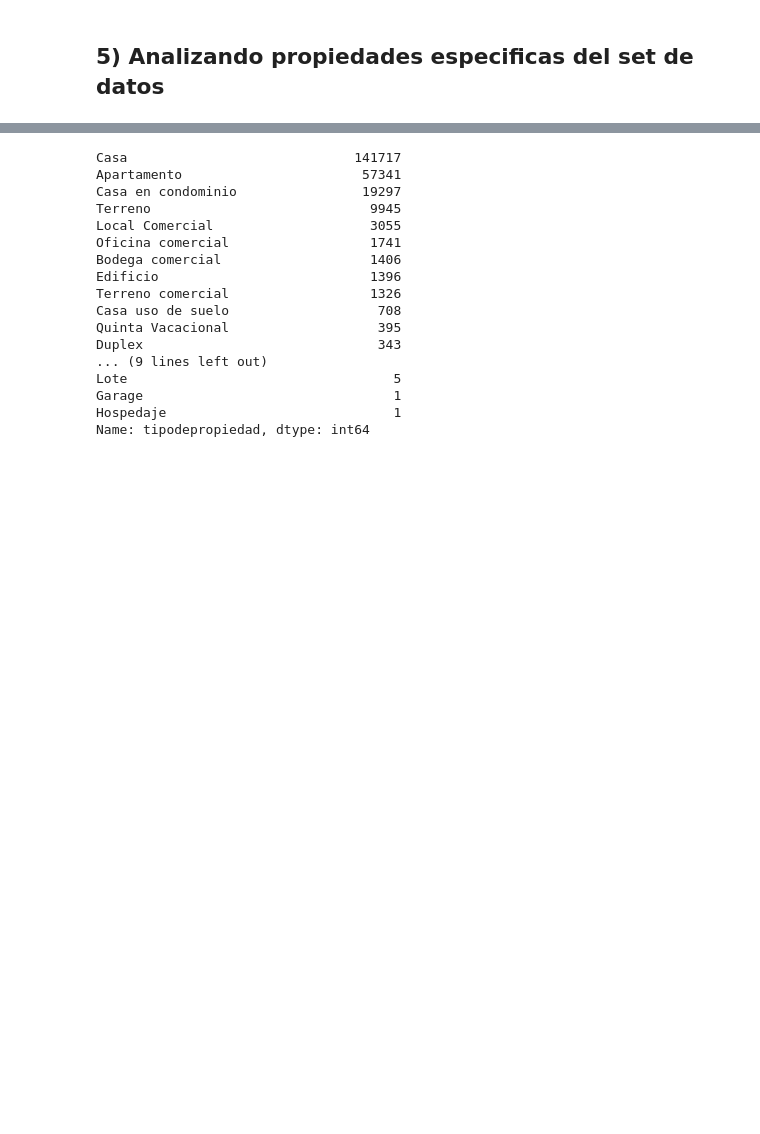
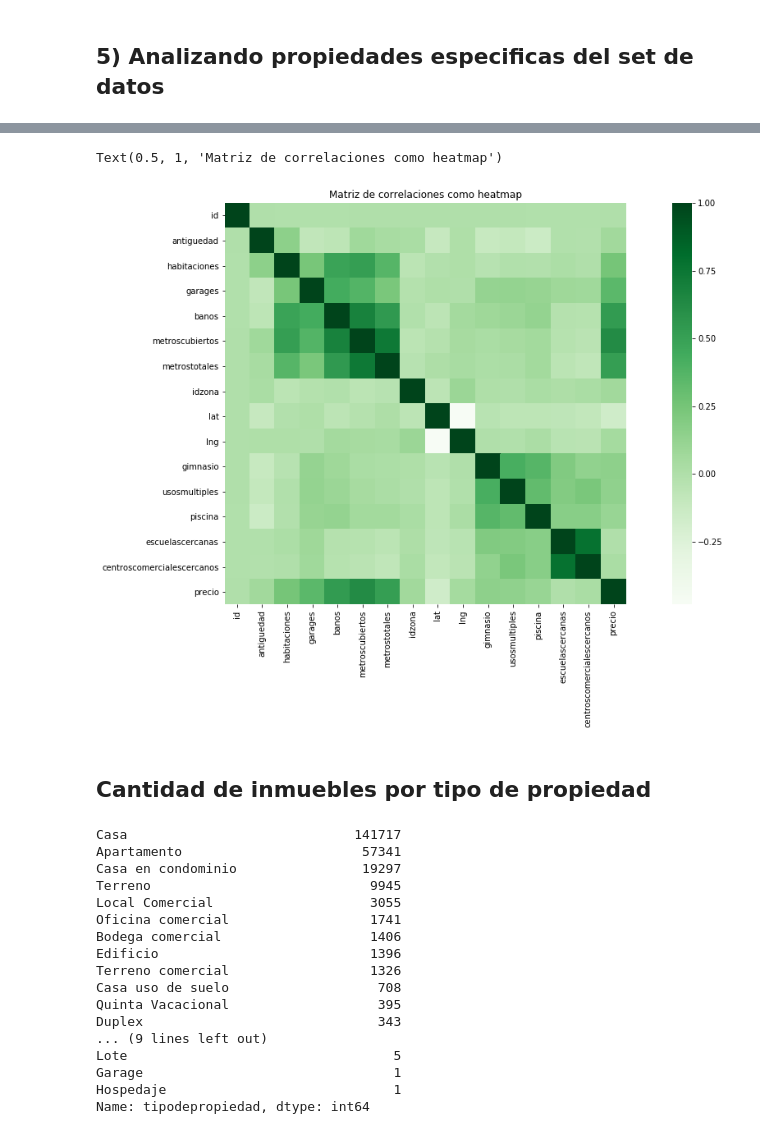
Before and after one commit to josetec1/DatosG29, a Jupyter notebook: 01 TipoInmuebles.ipynb, the cells around one changed output, grey strips where cells are left out. Cells and saved outputs as stored; diff of their text form; code cells hidden in the pictures; blank space fills up the shorter version.

```diff
--- a/01 TipoInmuebles.ipynb
+++ b/01 TipoInmuebles.ipynb
@@ -470,3 +491,14 @@ df.loc[df['direccion'].isin(["CASCATA"]), :]
+# %%
+# Matriz de correlaciones como heatmap
+corr = features_numericas.corr()
+plt.subplots(figsize=(20, 9))
+sns.heatmap(corr, square=True, cmap='Greens')
+plt.title("Matriz de correlaciones como heatmap")
+# %% [output]
+Text(0.5, 1, 'Matriz de correlaciones como heatmap')
+[figure, added]
+# %% [markdown]
+## Cantidad de inmuebles por tipo de propiedad
 # %%
 # cantidad de cada tipo de propiedades
 # %%
```
Also changed, not shown: parts of 54 cells of this notebook.
